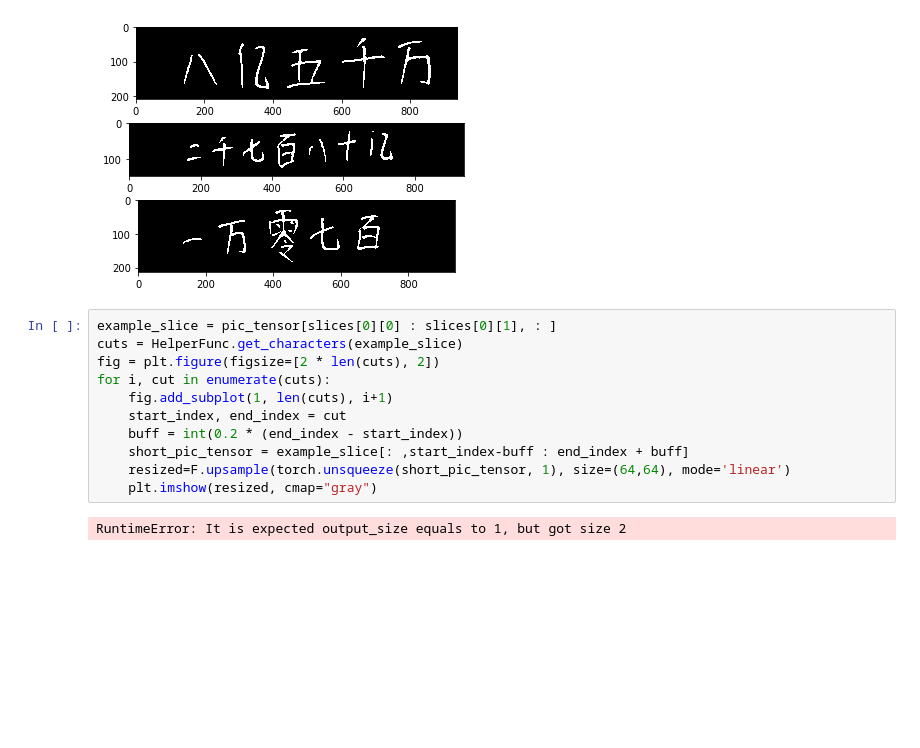
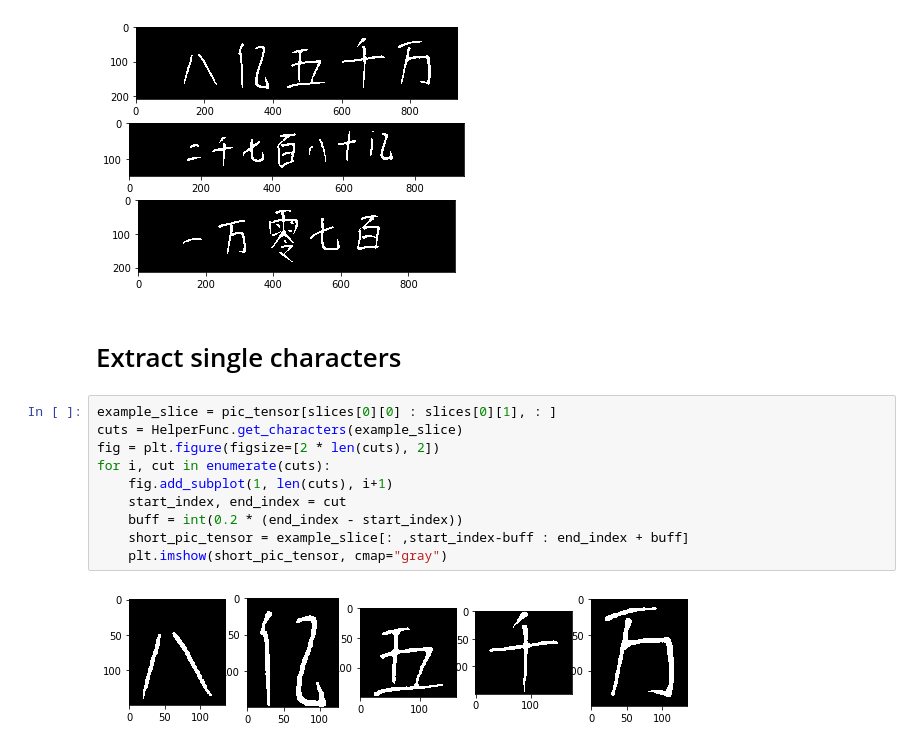
Before and after one commit to CChenLi/integer_convert, a Jupyter notebook: dataset.ipynb, the cells around one changed output. Cells and saved outputs as stored; diff of their text form; blank space fills up the shorter version.

```diff
--- a/dataset.ipynb
+++ b/dataset.ipynb
@@ -113,16 +138,17 @@ for i, slice in enumerate(slices):
     plt.imshow(short_pic_tensor, cmap="gray")
 # %% [output]
 [figure]
+# %% [markdown]
+# Extract single characters
 # %%
 example_slice = pic_tensor[slices[0][0] : slices[0][1], : ]
 cuts = HelperFunc.get_characters(example_slice)
 fig = plt.figure(figsize=[2 * len(cuts), 2])
 for i, cut in enumerate(cuts):
     fig.add_subplot(1, len(cuts), i+1)
     start_index, end_index = cut
     buff = int(0.2 * (end_index - start_index))
     short_pic_tensor = example_slice[: ,start_index-buff : end_index + buff]
-    resized=F.upsample(torch.unsqueeze(short_pic_tensor, 1), size=(64,64), mode='linear')
-    plt.imshow(resized, cmap="gray")
+    plt.imshow(short_pic_tensor, cmap="gray")
 # %% [output]
-RuntimeError: It is expected output_size equals to 1, but got size 2
+[figure, added]
```
Also changed, not shown: parts of 12 cells of this notebook, 4 other files.
